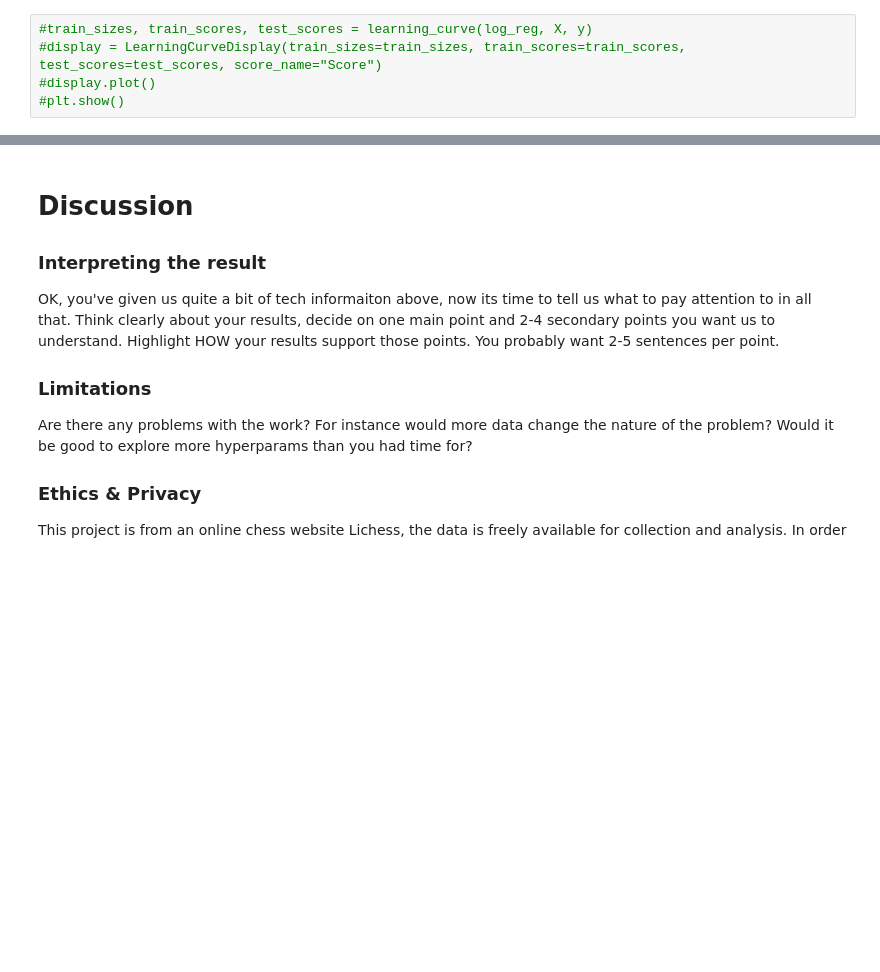
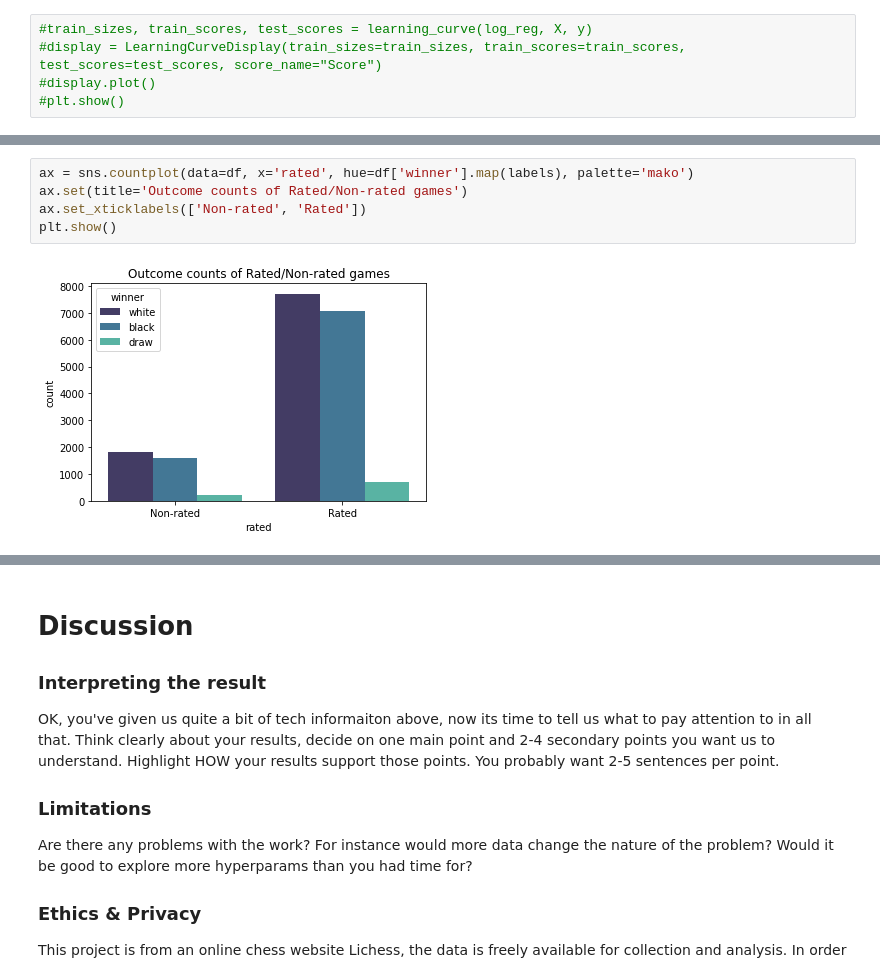
Before and after one commit to kalampark/Lichess-analysis-and-winner-prediction, a Jupyter notebook: FinalProjectGroup037-Wi23.ipynb, the cells around one changed output, grey strips where cells are left out. Saved outputs shown, nothing was run; the diff lists cells and outputs as text; blank space fills up the shorter version.

```diff
--- a/FinalProjectGroup037-Wi23.ipynb
+++ b/FinalProjectGroup037-Wi23.ipynb
@@ -420,0 +456,7 @@ Maybe you do model selection again, but using a different kind of metric than be
+# %%
+ax = sns.countplot(data=df, x='rated', hue=df['winner'].map(labels), palette='mako')
+ax.set(title='Outcome counts of Rated/Non-rated games')
+ax.set_xticklabels(['Non-rated', 'Rated'])
+plt.show()
+# %% [output]
+[figure, added]
```
Also changed, not shown: parts of 26 cells of this notebook.
